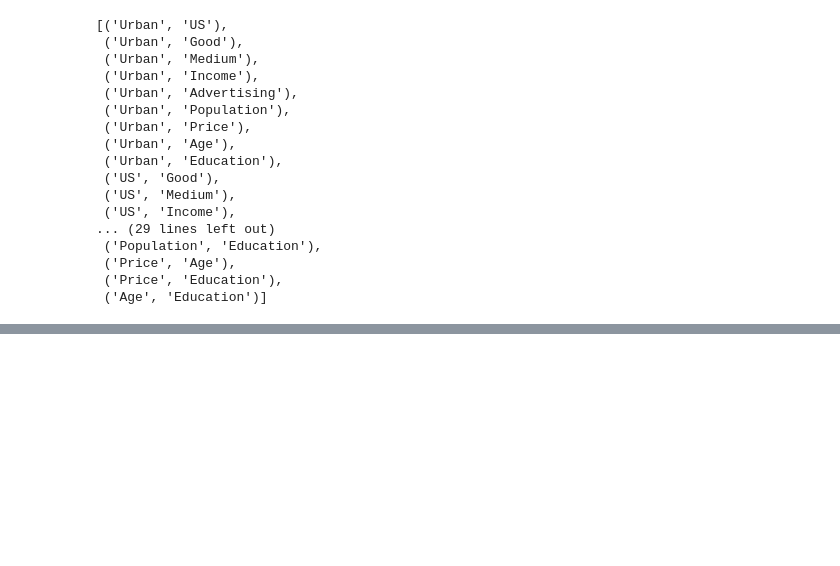
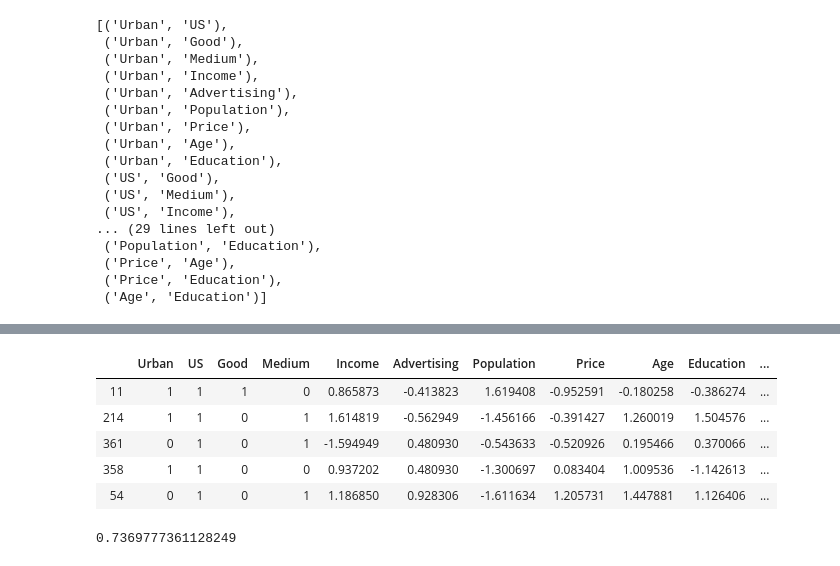
Before and after one commit to andrewcole33/carseat_sales_linreg, a Jupyter notebook: carseat_nb.ipynb, the cells around one changed output, grey strips where cells are left out. Cells and saved outputs as stored; diff of their text form; code cells hidden in the pictures; blank space fills up the shorter version.

Commit message:
Perform fourth linear regression

```diff
--- a/carseat_nb.ipynb
+++ b/carseat_nb.ipynb
@@ -348,0 +346,18 @@ X_train_int['']
+# %%
+X_train_int = X_train_prep
+X_train_int['ad_ed'] = X_train_int['Advertising'] * X_train_int['Age']
+X_train_int['price_age'] = X_train_int['Price'] * X_train_int['Age']
+X_train_int.head()
+# %% [output]
+|  | Urban | US | Good | Medium | Income | Advertising | Population | Price | Age | Education | ... |
+| 11 | 1 | 1 | 1 | 0 | 0.865873 | -0.413823 | 1.619408 | -0.952591 | -0.180258 | -0.386274 | ... |
+| 214 | 1 | 1 | 0 | 1 | 1.614819 | -0.562949 | -1.456166 | -0.391427 | 1.260019 | 1.504576 | ... |
+| 361 | 0 | 1 | 0 | 1 | -1.594949 | 0.480930 | -0.543633 | -0.520926 | 0.195466 | 0.370066 | ... |
+| 358 | 1 | 1 | 0 | 0 | 0.937202 | 0.480930 | -1.300697 | 0.083404 | 1.009536 | -1.142613 | ... |
+| 54 | 0 | 1 | 0 | 1 | 1.186850 | 0.928306 | -1.611634 | 1.205731 | 1.447881 | 1.126406 | ... |
+# %%
+lr4 = LinearRegression()
+lr4.fit(X_train_int, y_train)
+lr4.score(X_train_int, y_train)
+# %% [output]
+0.7369777361128249
```
Also changed, not shown: parts of 2 cells of this notebook, 1 other file.
